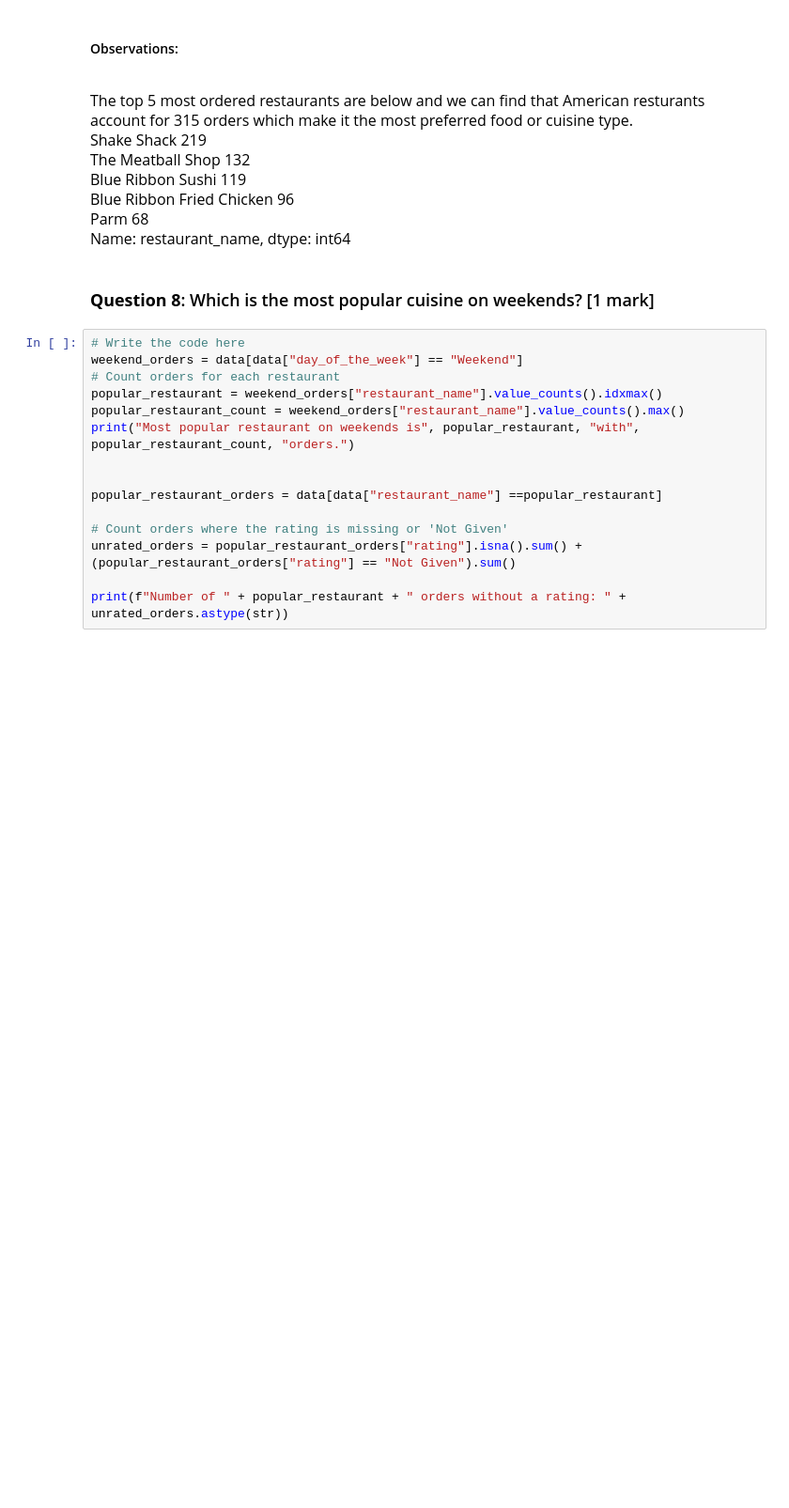
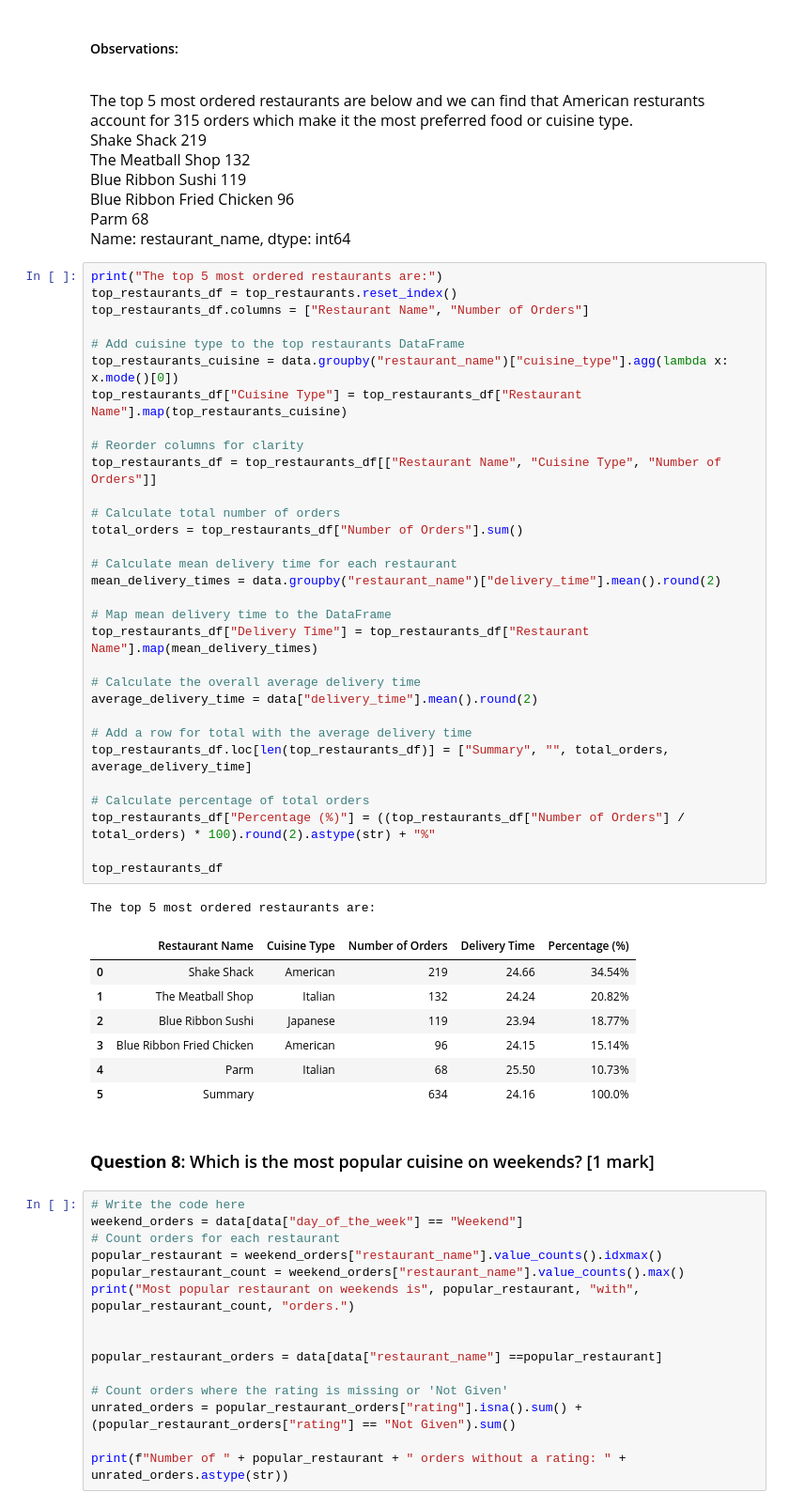
Before and after one commit to nagasayanak/AI_ML_Projects, a Jupyter notebook: NagasayanaRaoKuchibhotla_Notebook_Full_Code.ipynb, the cells around one changed output. Shown at 94% size. Cells and saved outputs as stored; diff of their text form; blank space fills up the shorter version.

```diff
--- a/Learner_Notebook_Full_Code.ipynb
+++ b/NagasayanaRaoKuchibhotla_Notebook_Full_Code.ipynb
@@ -349,6 +380,46 @@ The top 5 most ordered restaurants are:
 <br>Name: restaurant_name, dtype: int64
 </br>
 </span>
+# %%
+print("The top 5 most ordered restaurants are:")
+top_restaurants_df = top_restaurants.reset_index()
+top_restaurants_df.columns = ["Restaurant Name", "Number of Orders"]
+
+# Add cuisine type to the top restaurants DataFrame
+top_restaurants_cuisine = data.groupby("restaurant_name")["cuisine_type"].agg(lambda x: x.mode()[0])
+top_restaurants_df["Cuisine Type"] = top_restaurants_df["Restaurant Name"].map(top_restaurants_cuisine)
+
+# Reorder columns for clarity
+top_restaurants_df = top_restaurants_df[["Restaurant Name", "Cuisine Type", "Number of Orders"]]
+
+# Calculate total number of orders
+total_orders = top_restaurants_df["Number of Orders"].sum()
+
+# Calculate mean delivery time for each restaurant
+mean_delivery_times = data.groupby("restaurant_name")["delivery_time"].mean().round(2)
+
+# Map mean delivery time to the DataFrame
+top_restaurants_df["Delivery Time"] = top_restaurants_df["Restaurant Name"].map(mean_delivery_times)
+
+# Calculate the overall average delivery time
+average_delivery_time = data["delivery_time"].mean().round(2)
+
+# Add a row for total with the average delivery time
+top_restaurants_df.loc[len(top_restaurants_df)] = ["Summary", "", total_orders, average_delivery_time]
+
+# Calculate percentage of total orders
+top_restaurants_df["Percentage (%)"] = ((top_restaurants_df["Number of Orders"] / total_orders) * 100).round(2).astype(str) + "%"
+
+top_restaurants_df
+# %% [output]
+The top 5 most ordered restaurants are:
+|  | Restaurant Name | Cuisine Type | Number of Orders | Delivery Time | Percentage (%) |
+| 0 | Shake Shack | American | 219 | 24.66 | 34.54% |
+| 1 | The Meatball Shop | Italian | 132 | 24.24 | 20.82% |
+| 2 | Blue Ribbon Sushi | Japanese | 119 | 23.94 | 18.77% |
+| 3 | Blue Ribbon Fried Chicken | American | 96 | 24.15 | 15.14% |
+| 4 | Parm | Italian | 68 | 25.50 | 10.73% |
+| 5 | Summary |  | 634 | 24.16 | 100.0% |
 # %% [markdown]
 ### **Question 8**: Which is the most popular cuisine on weekends? [1 mark]
 # %%
```
Also changed, not shown: parts of 8 cells of this notebook, 2 other files.
